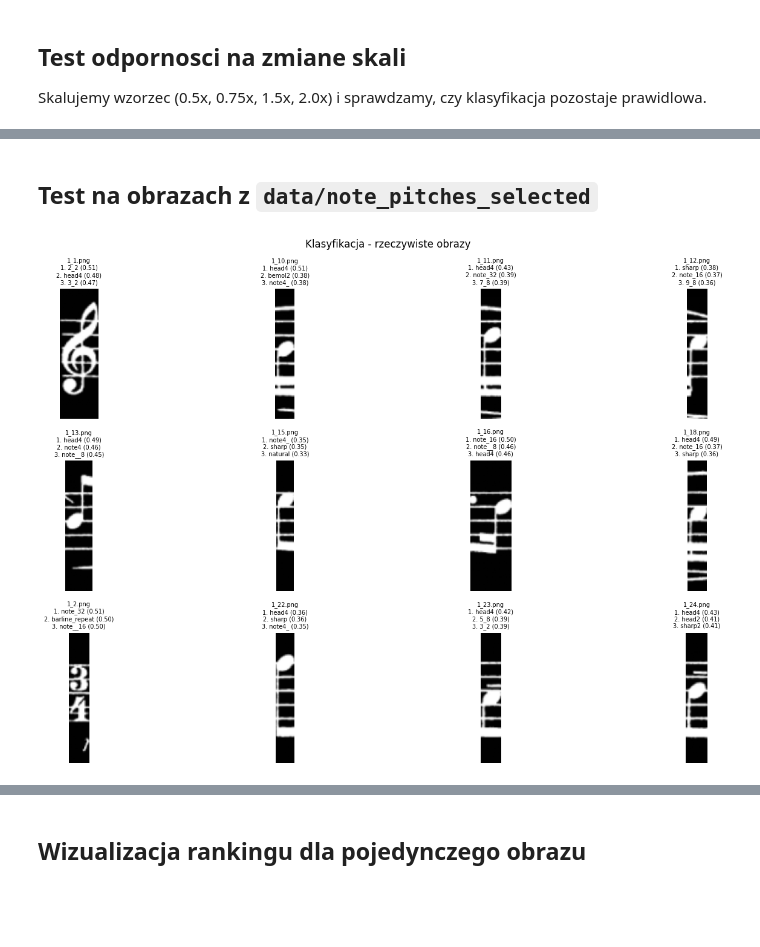
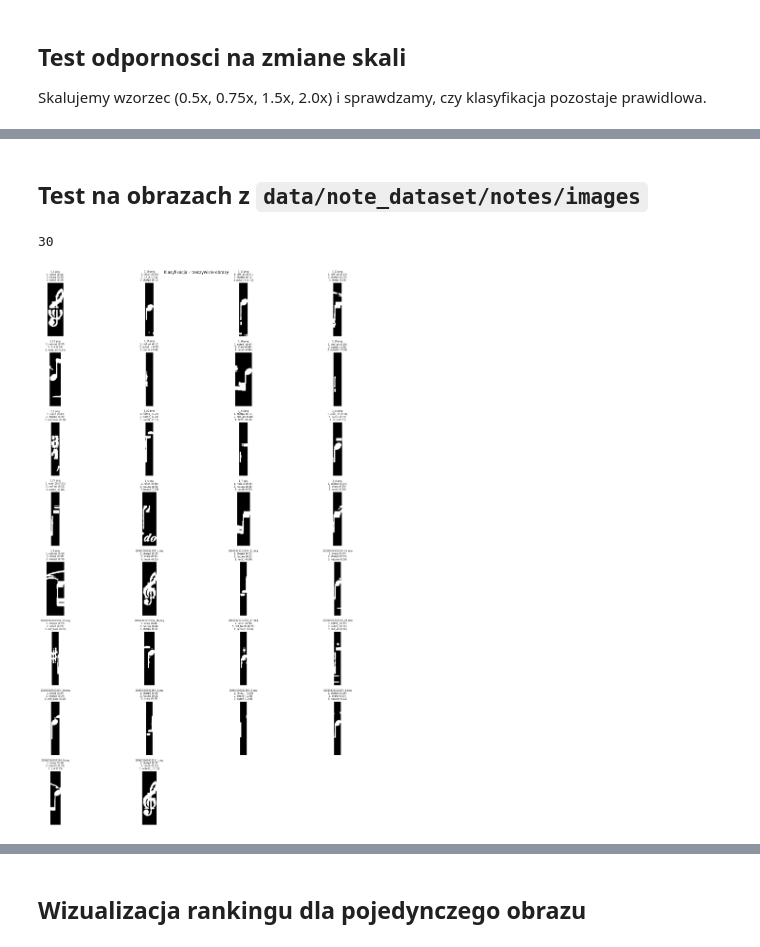
Before and after one commit to MateuszBielowka/OMR-classic-vs-deep-comparison, a Jupyter notebook: classical_recognition/ght_classification.ipynb, the cells around one changed output, grey strips where cells are left out. Saved outputs shown, nothing was run; the diff lists cells and outputs as text; code cells hidden in the pictures; blank space fills up the shorter version.

```diff
--- a/classical_recognition/ght_classification.ipynb
+++ b/classical_recognition/ght_classification.ipynb
@@ -30,13 +30,13 @@ import matplotlib.pyplot as plt
 from pathlib import Path
 from dataclasses import dataclass, field
 import time
+import pandas as pd
 
 PATTERNS_DIR = Path('../classical_recognition/patterns_padded')
 
 # Siatka skal do przeszukania
 SCALE_RANGE = np.concatenate([
-    np.arange(0.4, 1.0, 0.05),
-    np.arange(1.0, 2.6, 0.1),
+    np.arange(0.7, 1.4, 0.05),
 ])
 
 print('cv2:', cv2.__version__)
@@ -264,2 +391,10 @@ plt.show()
 # %% [markdown]
-## Test na obrazach z `data/note_pitches_selected`
+## Test na obrazach z `data/note_dataset/notes/images`
+# %%
+def threshold_img(img, threshold_value, Otsu=False):
+    _, img_bin = cv2.threshold(img, threshold_value, 255, cv2.THRESH_BINARY_INV)
+    if Otsu:
+        _, img_bin = cv2.threshold(img, 0, 255, cv2.THRESH_BINARY_INV + cv2.THRESH_OTSU)
+    else:
+        _, img_bin = cv2.threshold(img, threshold_value, 255, cv2.THRESH_BINARY_INV)
+    return img_bin
@@ -266,29 +486,33 @@ plt.show()
 # %%
 DATA_DIR   = Path('../data/note_pitches_selected')
-SAMPLE_N   = 12
+SAMPLE_N   = 30
 
 sample_paths = sorted(DATA_DIR.glob('*.png'))[:SAMPLE_N]
+print(len(sample_paths))
 cols = 4
 rows = (len(sample_paths) + cols - 1) // cols
 fig, axes = plt.subplots(rows, cols, figsize=(cols*4, rows*3))
 axes = axes.flatten()
 
 for ax, path in zip(axes, sample_paths):
     gray = cv2.imread(str(path), cv2.IMREAD_GRAYSCALE)
+    gray = threshold_img(gray, 200, Otsu=False)
+    gray = remove_staff_lines(gray)
     if gray is None: ax.axis('off'); continue
     query = _to_white_on_black(gray)
     result = classify_symbol(query)
     ax.imshow(query, cmap='gray', vmin=0, vmax=255)
     ranking_str = '\n'.join(
         f'{i+1}. {lbl} ({s:.2f})' for i,(lbl,s,_) in enumerate(result.ranking[:3])
     )
     ax.set_title(f'{path.name}\n{ranking_str}', fontsize=7)
     ax.axis('off')
 
 for ax in axes[len(sample_paths):]:
     ax.axis('off')
 plt.suptitle('Klasyfikacja - rzeczywiste obrazy', fontsize=12)
 plt.tight_layout()
 plt.show()
 # %% [output]
+30
-[figure, old version]
+[figure, new version]
```
Also changed, not shown: parts of 14 cells of this notebook, 5 other files.
